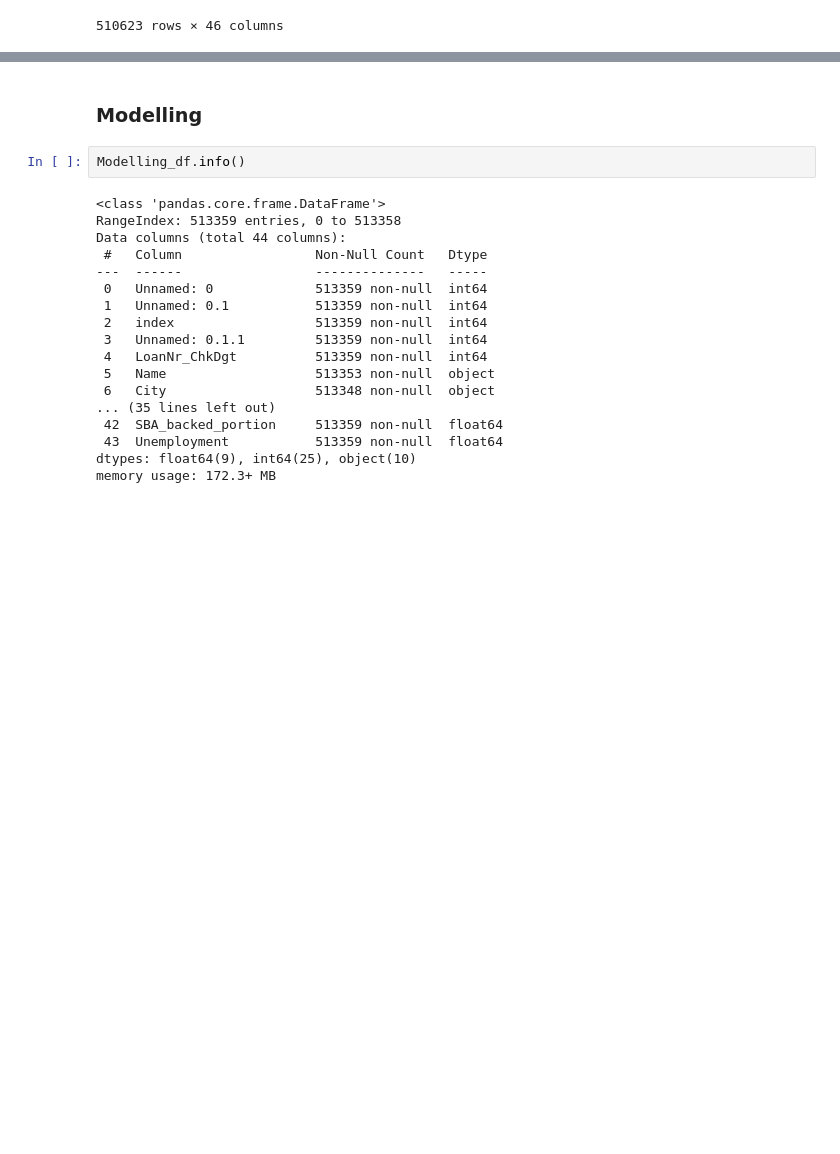
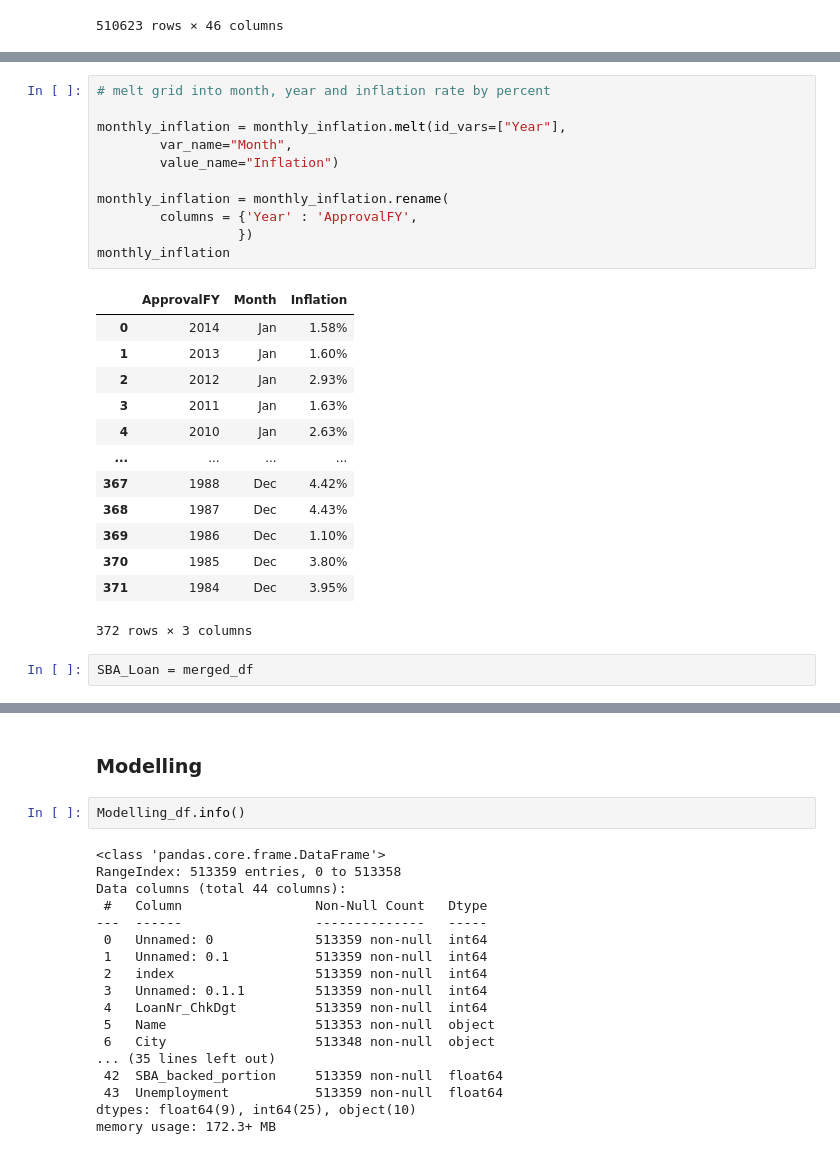
Before and after one commit to CIV2T1PEY/CIV1498-Group-Project, a Jupyter notebook: Final.ipynb, the cells around one changed output, grey strips where cells are left out. Cells and saved outputs as stored; diff of their text form; blank space fills up the shorter version.

```diff
--- a/Final.ipynb
+++ b/Final.ipynb
@@ -1764,0 +1781,27 @@ merged_df
+# %%
+# melt grid into month, year and inflation rate by percent
+
+monthly_inflation = monthly_inflation.melt(id_vars=["Year"],
+        var_name="Month",
+        value_name="Inflation")
+
+monthly_inflation = monthly_inflation.rename(
+        columns = {'Year' : 'ApprovalFY',
+                  })
+monthly_inflation
+# %% [output]
+|  | ApprovalFY | Month | Inflation |
+| 0 | 2014 | Jan | 1.58% |
+| 1 | 2013 | Jan | 1.60% |
+| 2 | 2012 | Jan | 2.93% |
+| 3 | 2011 | Jan | 1.63% |
+| 4 | 2010 | Jan | 2.63% |
+| ... | ... | ... | ... |
+| 367 | 1988 | Dec | 4.42% |
+| 368 | 1987 | Dec | 4.43% |
+| 369 | 1986 | Dec | 1.10% |
+| 370 | 1985 | Dec | 3.80% |
+| 371 | 1984 | Dec | 3.95% |
+372 rows × 3 columns
+# %%
+SBA_Loan = merged_df
```
Also changed, not shown: parts of 6 cells of this notebook.
